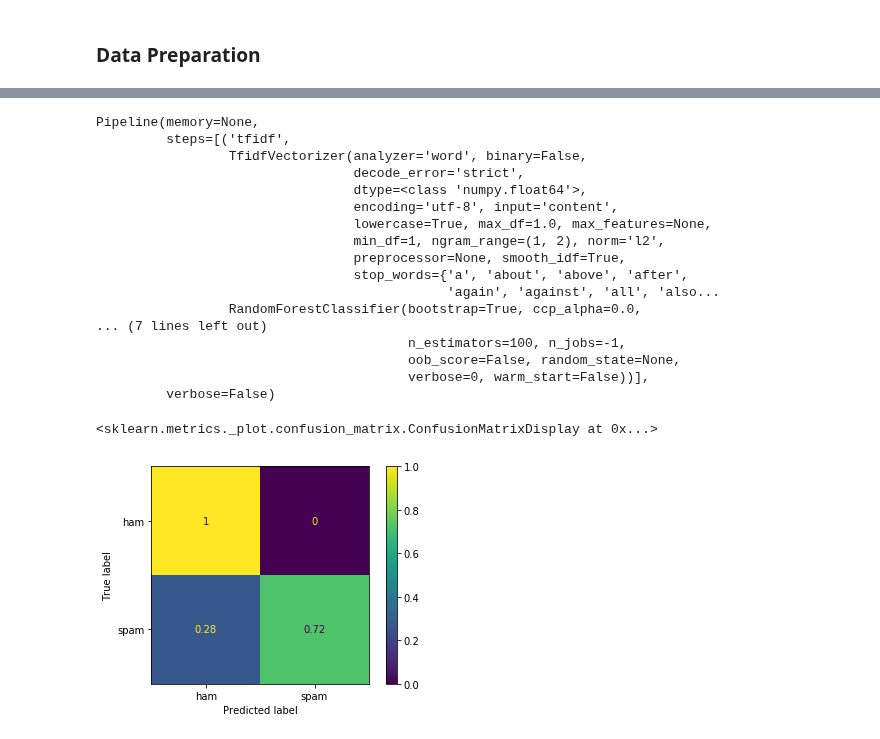
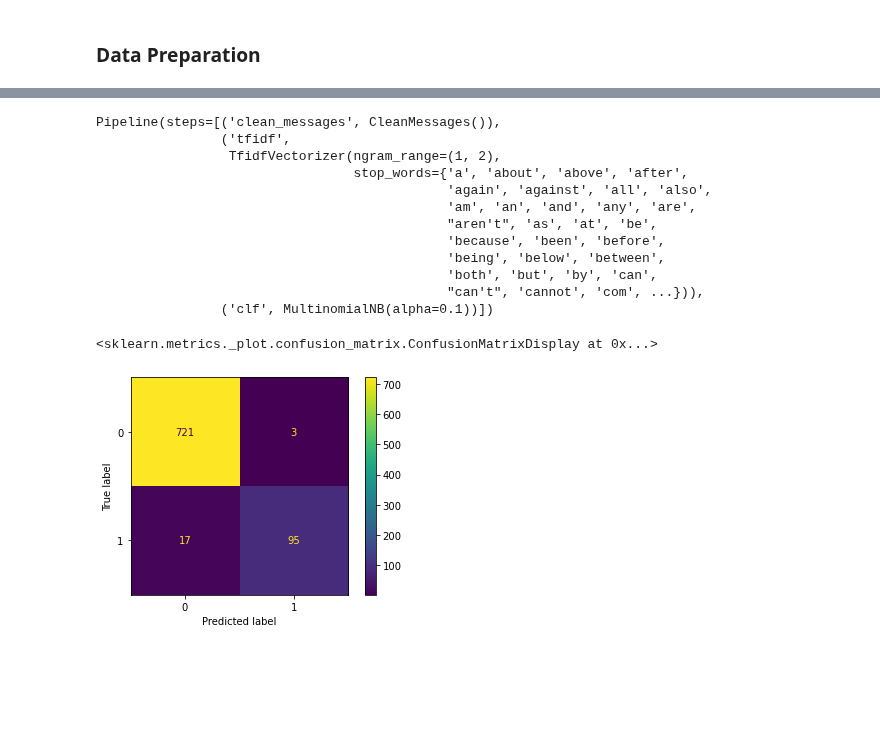
Before and after one commit to Davisy/SMS-Spam-Text-Classification, a Jupyter notebook: Spam Text Message Classification using NLP.ipynb, the cells around one changed output, grey strips where cells are left out. Drawn from its saved outputs; the diff is of its cells as text; code cells hidden in the pictures; blank space fills up the shorter version.

```diff
--- a/Spam Text Message Classification using NLP.ipynb
+++ b/Spam Text Message Classification using NLP.ipynb
@@ -142,0 +296,18 @@ X_train, X_test, y_train, y_test = train_test_split(
+# %%
+# fine turning model parameters
+
+distribution = {"clf__alpha": [1, 0.1, 0.01, 0.001, 0.0001, 0, 0.2, 0.3]}
+
+grid = RandomizedSearchCV(
+    clf_rf,
+    param_distributions=distribution,
+    n_jobs=-1,
+    cv=5,
+    n_iter=20,
+    random_state=42,
+    return_train_score=True,
+    verbose=2,
+)
+# %%
+# training with randomized search
+grid.fit(X_train, y_train, )
@@ -143,7 +356,10 @@ X_train, X_test, y_train, y_test = train_test_split(
 # %%
-clf_rf = Pipeline(
+# Train the model with best parameters
+
+best_classifier = Pipeline(
     [
-        ("tfidf", TfidfVectorizer(stop_words=stopwords,ngram_range=(1,2))),
-        ("clf", RandomForestClassifier(n_estimators=100, n_jobs=-1)),
+        ("clean_messages", CleanMessages()),
+        ("tfidf", TfidfVectorizer(stop_words=stopwords, ngram_range=(1, 2))),
+        ("clf", MultinomialNB(alpha=0.1)),
     ]
 )
@@ -150,26 +378,22 @@ clf_rf = Pipeline(
 # %%
-clf_rf.fit(X_train, y_train)
+# train the best_classifier
+best_classifier.fit(X_train,y_train)
 # %% [output]
-Pipeline(memory=None,
-         steps=[('tfidf',
-                 TfidfVectorizer(analyzer='word', binary=False,
-                                 decode_error='strict',
-                                 dtype=<class 'numpy.float64'>,
-                                 encoding='utf-8', input='content',
-                                 lowercase=True, max_df=1.0, max_features=None,
-                                 min_df=1, ngram_range=(1, 2), norm='l2',
-                                 preprocessor=None, smooth_idf=True,
+Pipeline(steps=[('clean_messages', CleanMessages()),
+                ('tfidf',
+                 TfidfVectorizer(ngram_range=(1, 2),
                                  stop_words={'a', 'about', 'above', 'after',
-                                             'again', 'against', 'all', 'also...
-                 RandomForestClassifier(bootstrap=True, ccp_alpha=0.0,
-... (7 lines left out)
-                                        n_estimators=100, n_jobs=-1,
-                                        oob_score=False, random_state=None,
-                                        verbose=0, warm_start=False))],
-         verbose=False)
+                                             'again', 'against', 'all', 'also',
+                                             'am', 'an', 'and', 'any', 'are',
+                                             "aren't", 'as', 'at', 'be',
+                                             'because', 'been', 'before',
+                                             'being', 'below', 'between',
+                                             'both', 'but', 'by', 'can',
+                                             "can't", 'cannot', 'com', ...})),
+                ('clf', MultinomialNB(alpha=0.1))])
 # %%
-#plot the comfusion matrix
-plot_confusion_matrix(clf_rf,X_test,y_test,normalize='true')
+# plot the comfusion matrix
+plot_confusion_matrix(best_classifier, X_test, y_test, normalize=None)
 # %% [output]
 <sklearn.metrics._plot.confusion_matrix.ConfusionMatrixDisplay at 0x...>
-[figure, old version]
+[figure, new version]
```
Also changed, not shown: parts of 43 cells of this notebook.
